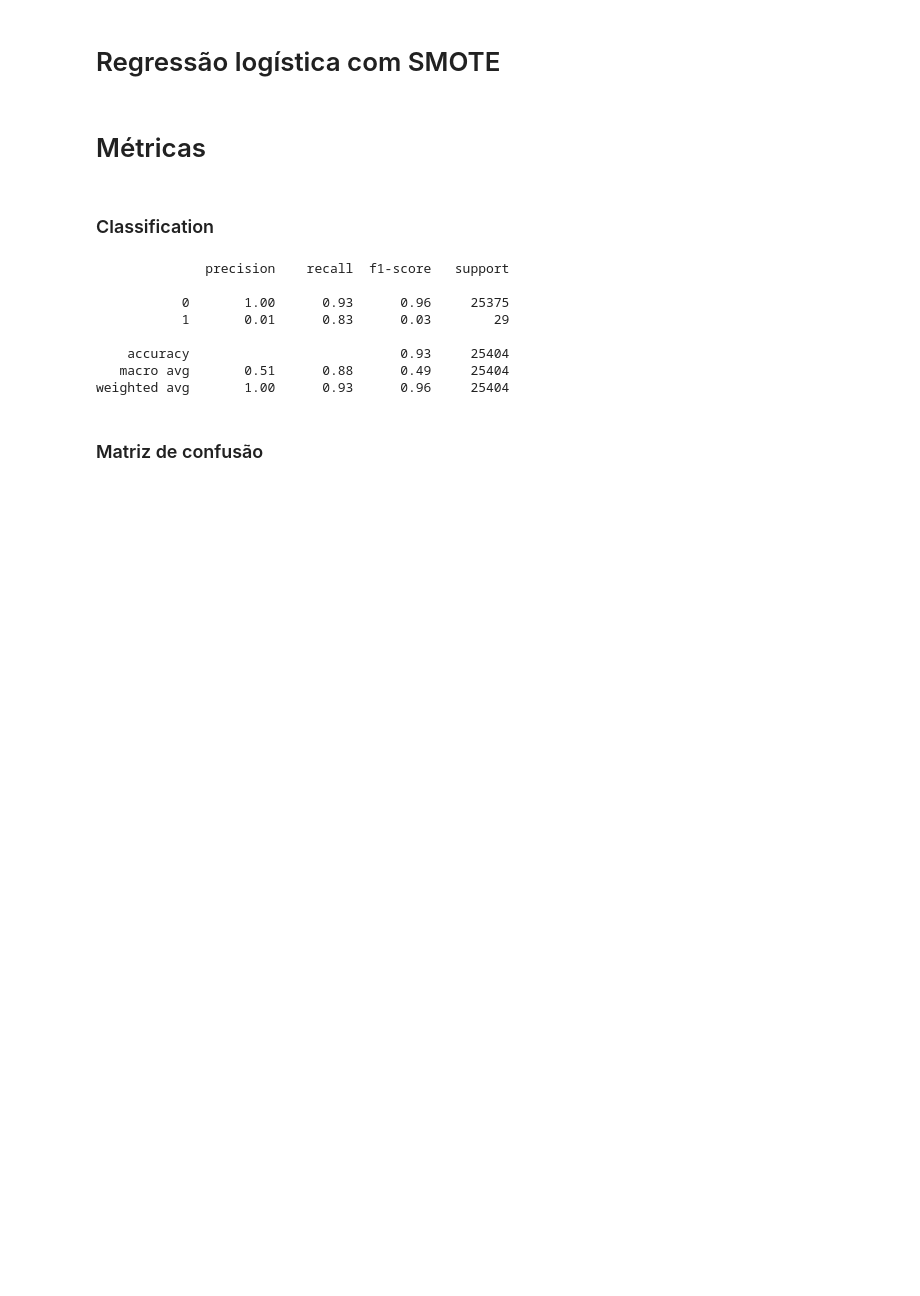
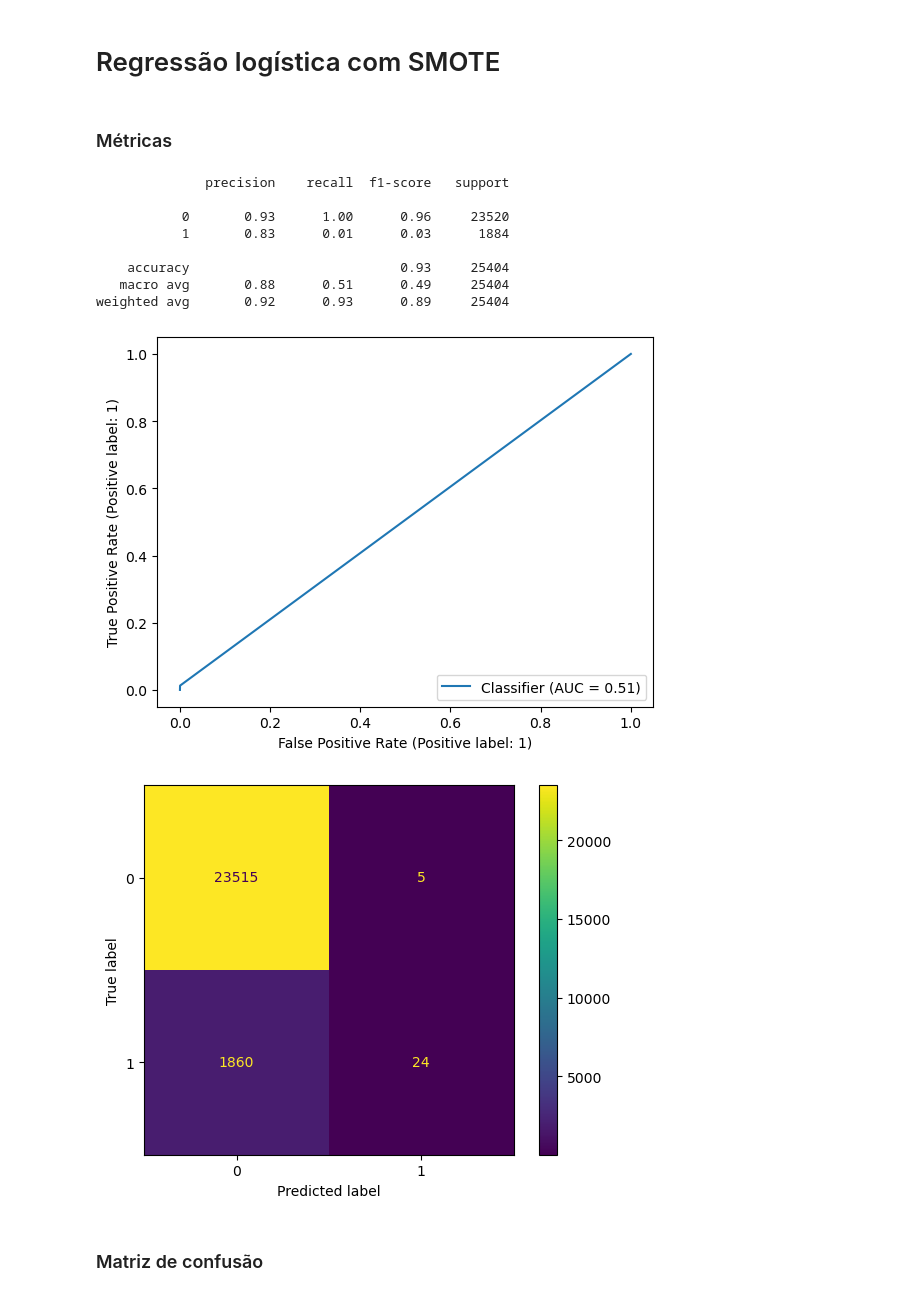
Before and after one commit to RogerCabralSilva/An-lise-de-risco-de-cr-dito, a Jupyter notebook: fraude.ipynb, the cells around one changed output. Cells and saved outputs as stored; diff of their text form; code cells hidden in the pictures; blank space fills up the shorter version.

Commit message:
Função para métricas

```diff
--- a/fraude.ipynb
+++ b/fraude.ipynb
@@ -195,6 +195,15 @@ from sklearn.model_selection import train_test_split
 X_treino, X_teste, y_treino, y_teste = train_test_split(x, y, test_size=0.25, stratify=y, random_state=0)
 # %% [markdown]
 # Função para validação de modelo
+# %%
+def avaliacao(y_pred, y_real):
+    from sklearn.metrics import classification_report
+    from sklearn.metrics import ConfusionMatrixDisplay
+    from sklearn.metrics import RocCurveDisplay
+
+    print(classification_report(y_pred, y_real))
+    RocCurveDisplay.from_predictions(y_pred, y_real)
+    ConfusionMatrixDisplay.from_predictions(y_pred, y_real)
 # %% [markdown]
 # Regressão logística com SMOTE
 # %%
@@ -215,21 +224,19 @@ pipeline_SMOTE.fit(X_treino, y_treino)
 
 previsao_LR_SMOTE = pipeline_SMOTE.predict(X_teste)
 # %% [markdown]
-# Métricas
+### Métricas
-# %% [markdown]
-### Classification
-# %%
-from sklearn.metrics import classification_report
-
-print(classification_report(y_teste, previsao_LR_SMOTE))
-# %% [output]
-              precision    recall  f1-score   support
-
-           0       1.00      0.93      0.96     25375
-           1       0.01      0.83      0.03        29
-
-    accuracy                           0.93     25404
-   macro avg       0.51      0.88      0.49     25404
-weighted avg       1.00      0.93      0.96     25404
+# %%
+avaliacao(previsao_LR_SMOTE, y_teste)
+# %% [output]
+              precision    recall  f1-score   support
+
+           0       0.93      1.00      0.96     23520
+           1       0.83      0.01      0.03      1884
+
+    accuracy                           0.93     25404
+   macro avg       0.88      0.51      0.49     25404
+weighted avg       0.92      0.93      0.89     25404
+[figure, added]
+[figure, added]
 # %% [markdown]
 ### Matriz de confusão
```
Also changed, not shown: parts of 3 cells of this notebook.
